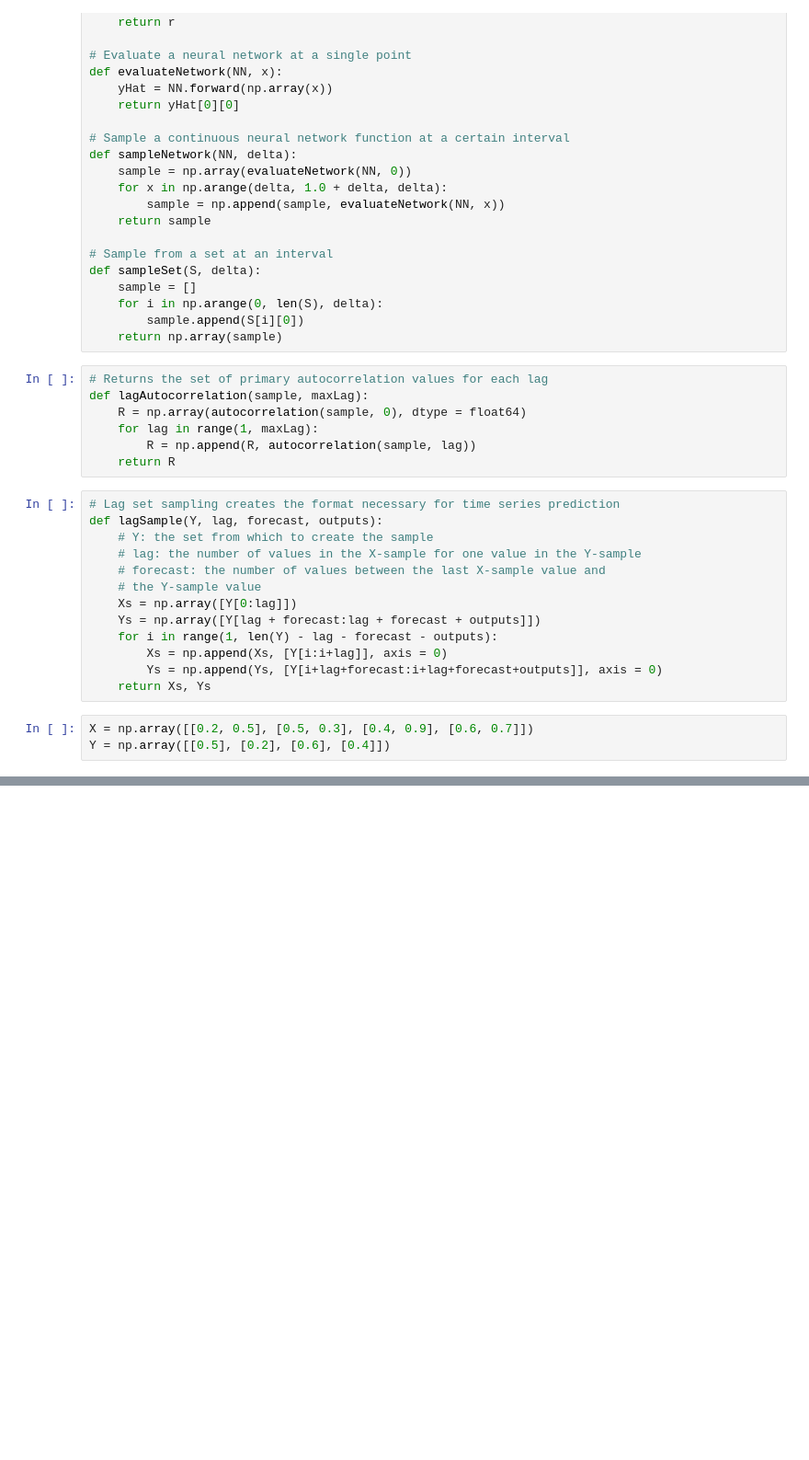
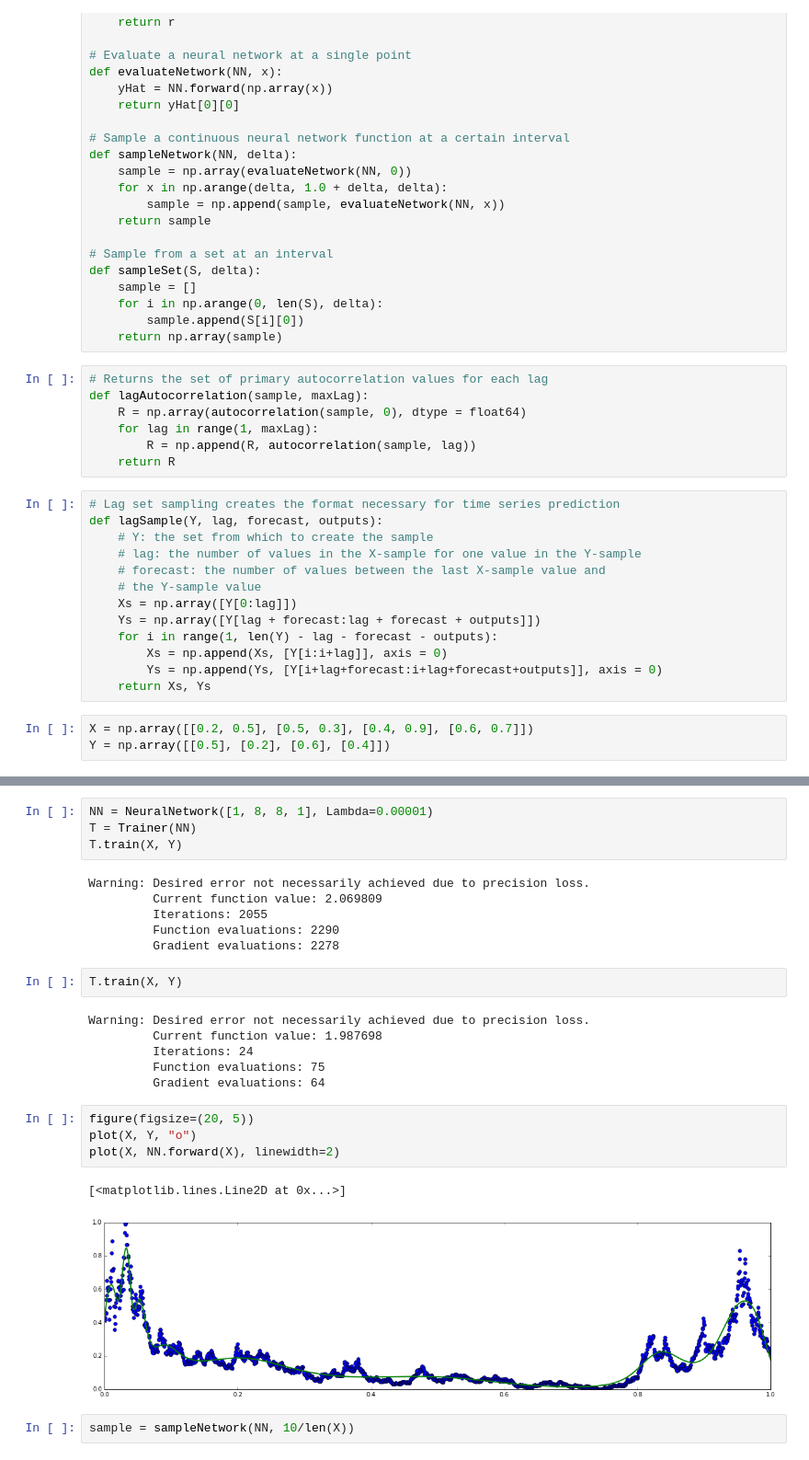
Before and after one commit to Mogball/Mandelbrot, a Jupyter notebook: NeuralNetwork Data Modelling.ipynb, the cells around one changed output, grey strips where cells are left out. Shown at 92% size. Cells and saved outputs as stored; diff of their text form; blank space fills up the shorter version.

```diff
--- a/NeuralNetwork Data Modelling.ipynb
+++ b/NeuralNetwork Data Modelling.ipynb
@@ -301,0 +310,27 @@ L = NN.costFunctionPrime(X, Y)
+# %%
+NN = NeuralNetwork([1, 8, 8, 1], Lambda=0.00001)
+T = Trainer(NN)
+T.train(X, Y)
+# %% [output]
+Warning: Desired error not necessarily achieved due to precision loss.
+         Current function value: 2.069809
+         Iterations: 2055
+         Function evaluations: 2290
+         Gradient evaluations: 2278
+# %%
+T.train(X, Y)
+# %% [output]
+Warning: Desired error not necessarily achieved due to precision loss.
+         Current function value: 1.987698
+         Iterations: 24
+         Function evaluations: 75
+         Gradient evaluations: 64
+# %%
+figure(figsize=(20, 5))
+plot(X, Y, "o")
+plot(X, NN.forward(X), linewidth=2)
+# %% [output]
+[<matplotlib.lines.Line2D at 0x...>]
+[figure, added]
+# %%
+sample = sampleNetwork(NN, 10/len(X))
```
Also changed, not shown: parts of 19 cells of this notebook.
